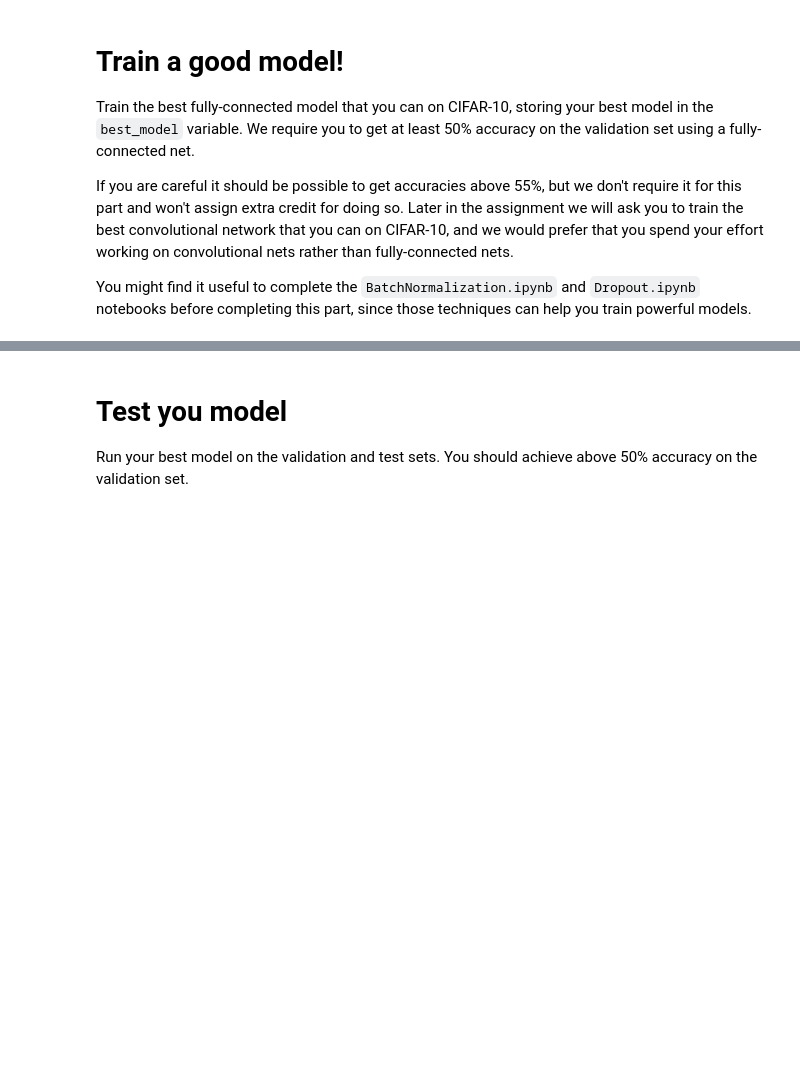
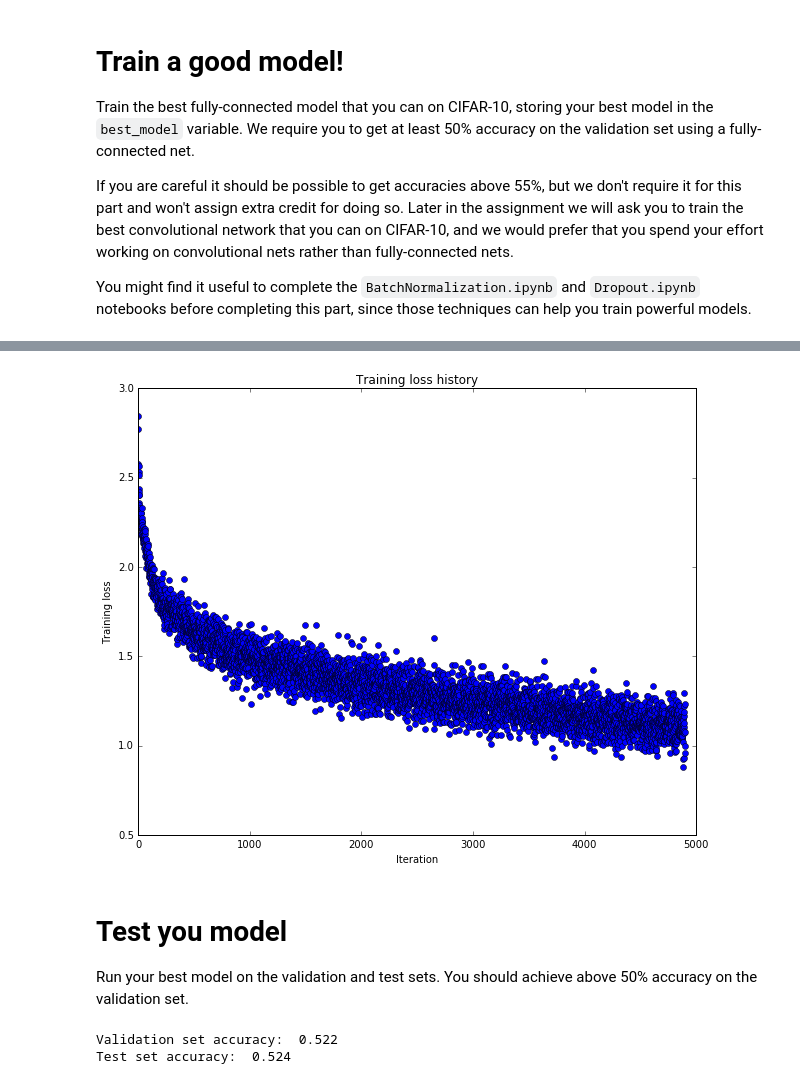
Before and after one commit to agrawalraj/cs294_nn, a Jupyter notebook: assignment2/FullyConnectedNets.ipynb, the cells around one changed output, grey strips where cells are left out. Saved outputs shown, nothing was run; the diff lists cells and outputs as text; code cells hidden in the pictures; blank space fills up the shorter version.

Commit message:
passing everything

```diff
--- a/assignment2/FullyConnectedNets.ipynb
+++ b/assignment2/FullyConnectedNets.ipynb
@@ -777,10 +782,12 @@ best_model = None
 # batch normalization and dropout useful. Store your best model in the         #
 # best_model variable.                                                         #
 ################################################################################
-pass
+model = FullyConnectedNet([100, 75, 50, 25], weight_scale=5e-2, dtype = np.float64)
 
-for params in grid:
-    fc_net = FullyConnectedNet(use_batchnorm=True)
+solver = Solver(model, data, print_every=20, num_epochs=20, batch_size=200,
+                update_rule='adam', optim_config={'learning_rate': 1e-4})
+solver.train()
+
 ################################################################################
 #                              END OF YOUR CODE                                #
 ################################################################################
@@ -787,8 +816,21 @@ for params in grid:
+# %%
+plt.plot(solver.loss_history, 'o')
+plt.title('Training loss history')
+plt.xlabel('Iteration')
+plt.ylabel('Training loss')
+plt.show()
+# %% [output]
+[figure, added]
 # %% [markdown]
 # Test you model
 Run your best model on the validation and test sets. You should achieve above 50% accuracy on the validation set.
 # %%
+X_test, X_val = data['X_test'], data['X_val']
+y_test, y_val = data['y_test'], data['y_val']
 y_test_pred = np.argmax(best_model.loss(X_test), axis=1)
 y_val_pred = np.argmax(best_model.loss(X_val), axis=1)
 print 'Validation set accuracy: ', (y_val_pred == y_val).mean()
 print 'Test set accuracy: ', (y_test_pred == y_test).mean()
+# %% [output]
+Validation set accuracy:  0.522
+Test set accuracy:  0.524
```
Also changed, not shown: parts of 11 cells of this notebook, 3 other files.
